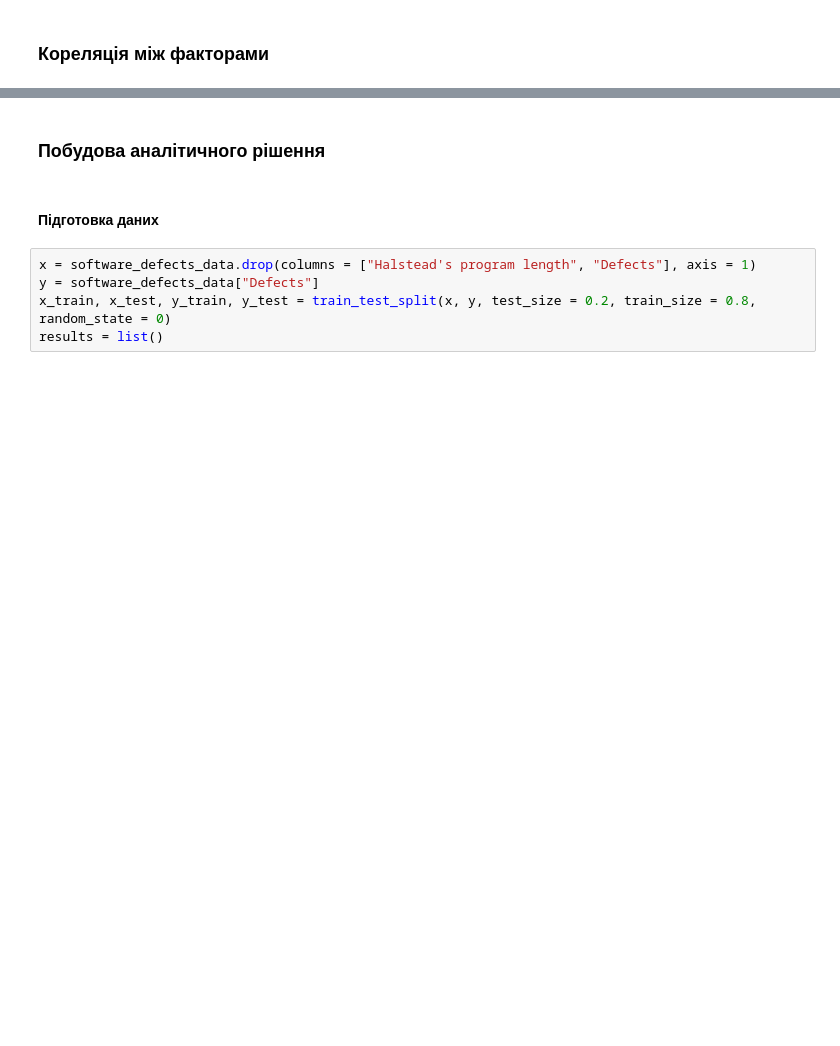
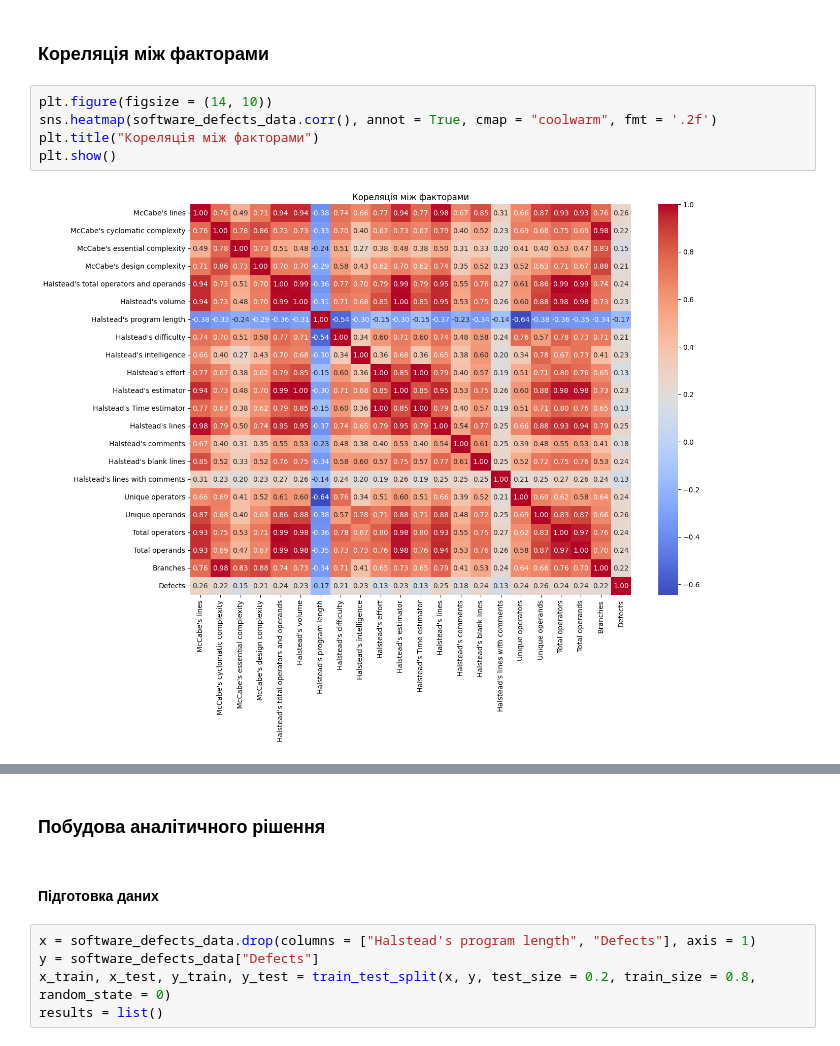
Before and after one commit to NgeNXQ/PIIS, a Jupyter notebook: 4/labwork4.ipynb, the cells around one changed output, grey strips where cells are left out. Saved outputs shown, nothing was run; the diff lists cells and outputs as text; blank space fills up the shorter version.

```diff
--- a/4/labwork4.ipynb
+++ b/4/labwork4.ipynb
@@ -206,2 +215,9 @@ plt.show()
 # %% [markdown]
 ### Кореляція між факторами
+# %%
+plt.figure(figsize = (14, 10))
+sns.heatmap(software_defects_data.corr(), annot = True, cmap = "coolwarm", fmt = '.2f')
+plt.title("Кореляція між факторами")
+plt.show()
+# %% [output]
+[figure, added]
```
Also changed, not shown: parts of 10 cells of this notebook.
